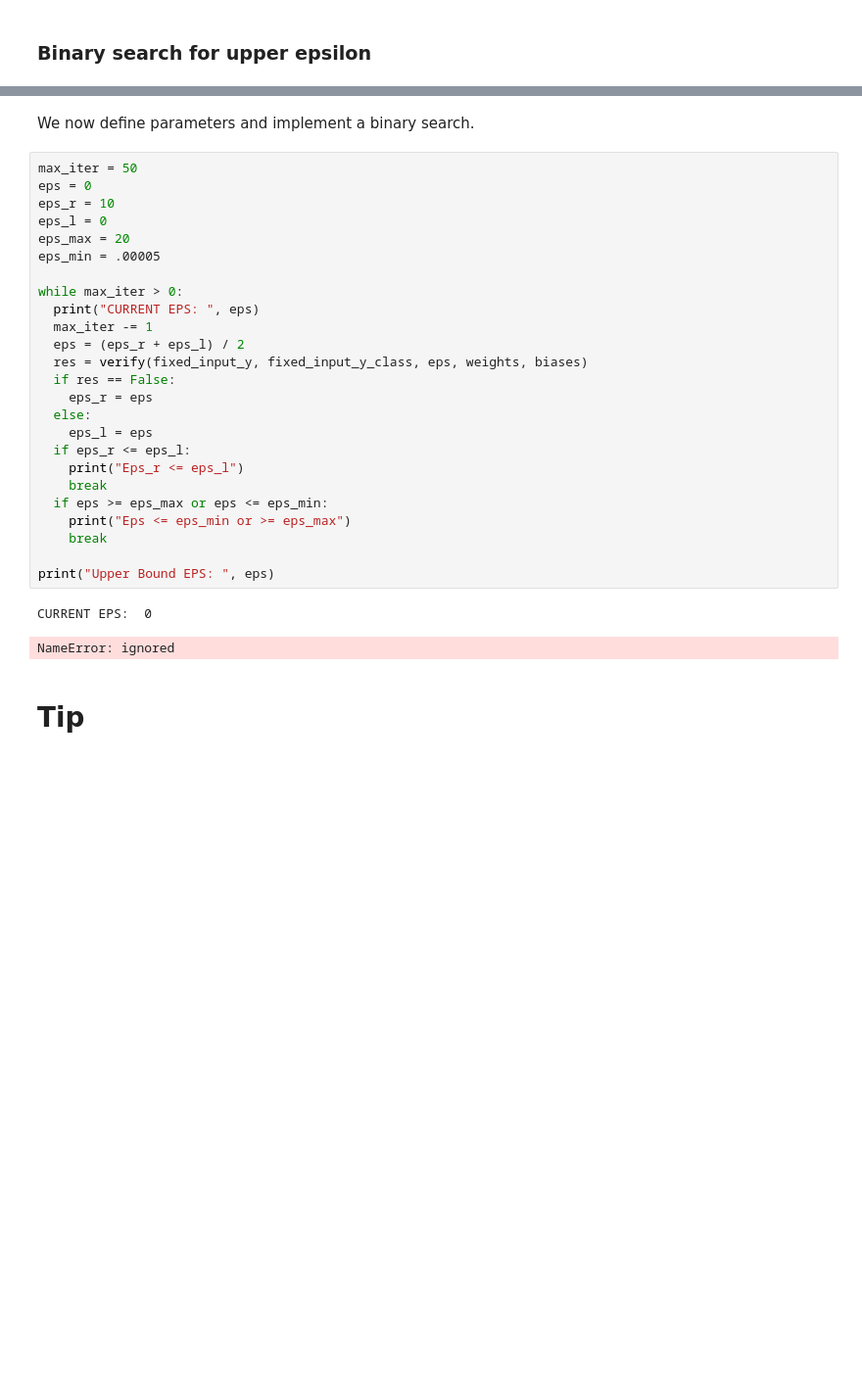
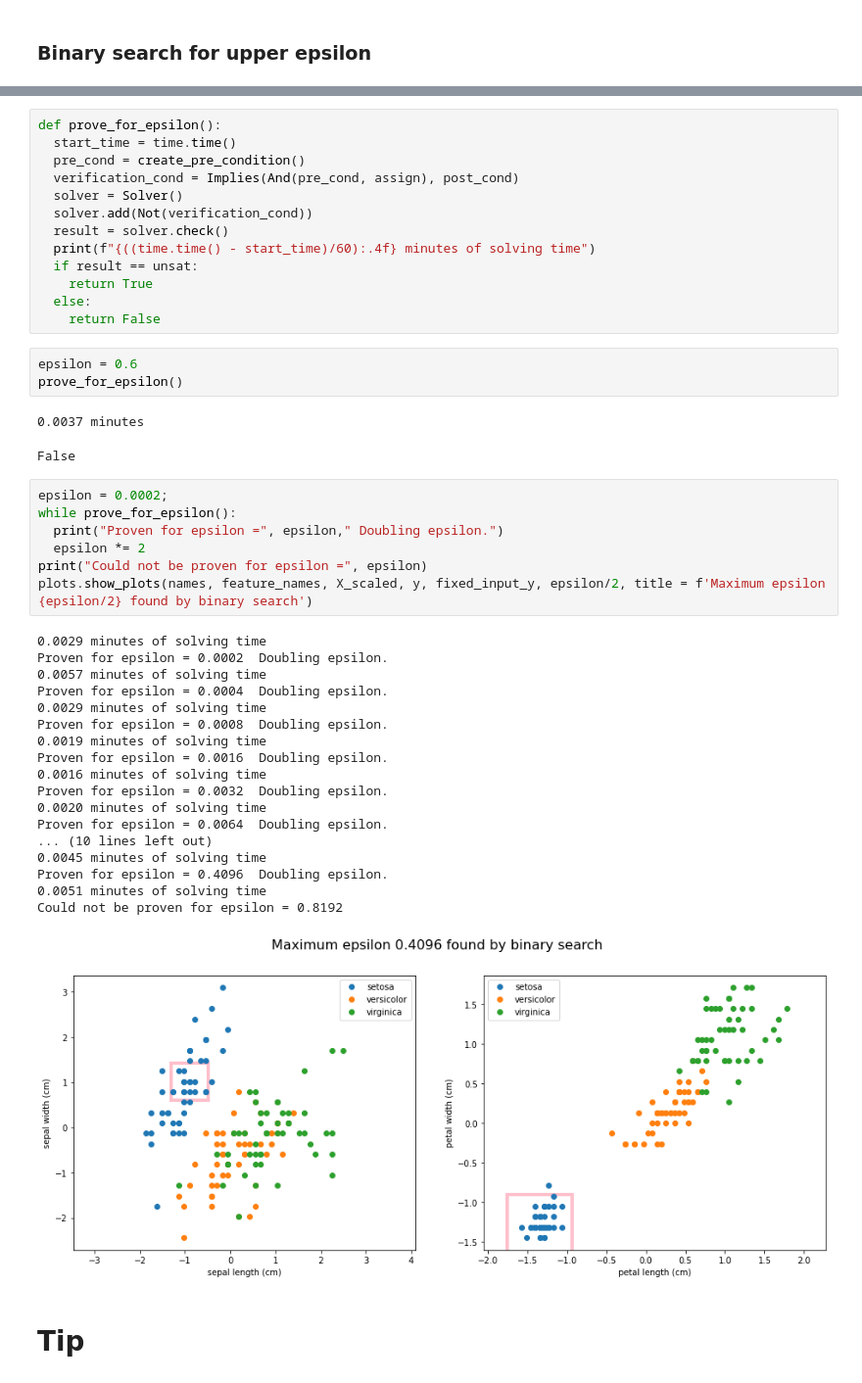
Before and after one commit to DDiekmann/Applied-Verification-Lab-Neural-Networks, a Jupyter notebook: Tutorials/Tutorial for SMT based Verification.ipynb, the cells around one changed output, grey strips where cells are left out. Shown at 98% size. Cells and saved outputs as stored; diff of their text form; blank space fills up the shorter version.

```diff
--- a/Tutorials/Tutorial for SMT based Verification.ipynb
+++ b/Tutorials/Tutorial for SMT based Verification.ipynb
@@ -236,33 +231,48 @@ def prove():
-# %% [markdown]
-We now define parameters and implement a binary search.
-# %%
-max_iter = 50
-eps = 0
-eps_r = 10
-eps_l = 0
-eps_max = 20
-eps_min = .00005
-
-while max_iter > 0:
-  print("CURRENT EPS: ", eps)
-  max_iter -= 1
-  eps = (eps_r + eps_l) / 2
-  res = verify(fixed_input_y, fixed_input_y_class, eps, weights, biases)
-  if res == False:
-    eps_r = eps
-  else:
-    eps_l = eps
-  if eps_r <= eps_l:
-    print("Eps_r <= eps_l")
-    break
-  if eps >= eps_max or eps <= eps_min:
-    print("Eps <= eps_min or >= eps_max")
-    break
-
-print("Upper Bound EPS: ", eps)
-# %% [output]
-CURRENT EPS:  0
-NameError: ignored
+# %%
+def prove_for_epsilon():
+  start_time = time.time()
+  pre_cond = create_pre_condition()
+  verification_cond = Implies(And(pre_cond, assign), post_cond)
+  solver = Solver()
+  solver.add(Not(verification_cond))
+  result = solver.check()
+  print(f"{((time.time() - start_time)/60):.4f} minutes of solving time")
+  if result == unsat:
+    return True
+  else:
+    return False
+# %%
+epsilon = 0.6
+prove_for_epsilon()
+# %% [output]
+0.0037 minutes
+False
+# %%
+epsilon = 0.0002;
+while prove_for_epsilon():
+  print("Proven for epsilon =", epsilon," Doubling epsilon.")
+  epsilon *= 2
+print("Could not be proven for epsilon =", epsilon)
+plots.show_plots(names, feature_names, X_scaled, y, fixed_input_y, epsilon/2, title = f'Maximum epsilon {epsilon/2} found by binary search')
+# %% [output]
+0.0029 minutes of solving time
+Proven for epsilon = 0.0002  Doubling epsilon.
+0.0057 minutes of solving time
+Proven for epsilon = 0.0004  Doubling epsilon.
+0.0029 minutes of solving time
+Proven for epsilon = 0.0008  Doubling epsilon.
+0.0019 minutes of solving time
+Proven for epsilon = 0.0016  Doubling epsilon.
+0.0016 minutes of solving time
+Proven for epsilon = 0.0032  Doubling epsilon.
+0.0020 minutes of solving time
+Proven for epsilon = 0.0064  Doubling epsilon.
+... (10 lines left out)
+0.0045 minutes of solving time
+Proven for epsilon = 0.4096  Doubling epsilon.
+0.0051 minutes of solving time
+Could not be proven for epsilon = 0.8192
+[figure, added]
 # %% [markdown]
 # Tip
 # %% [markdown]
```
Also changed, not shown: parts of 22 cells of this notebook.
